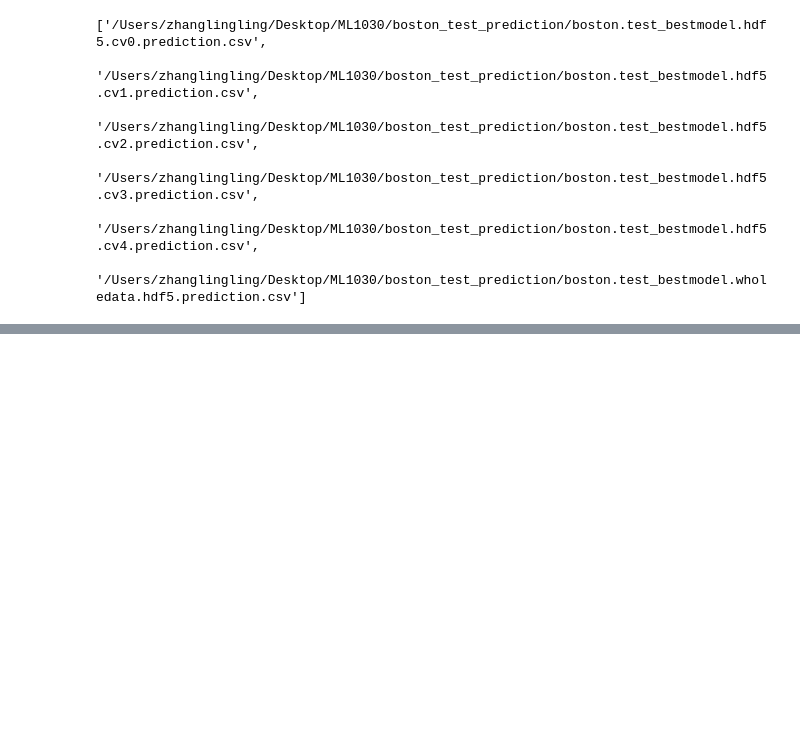
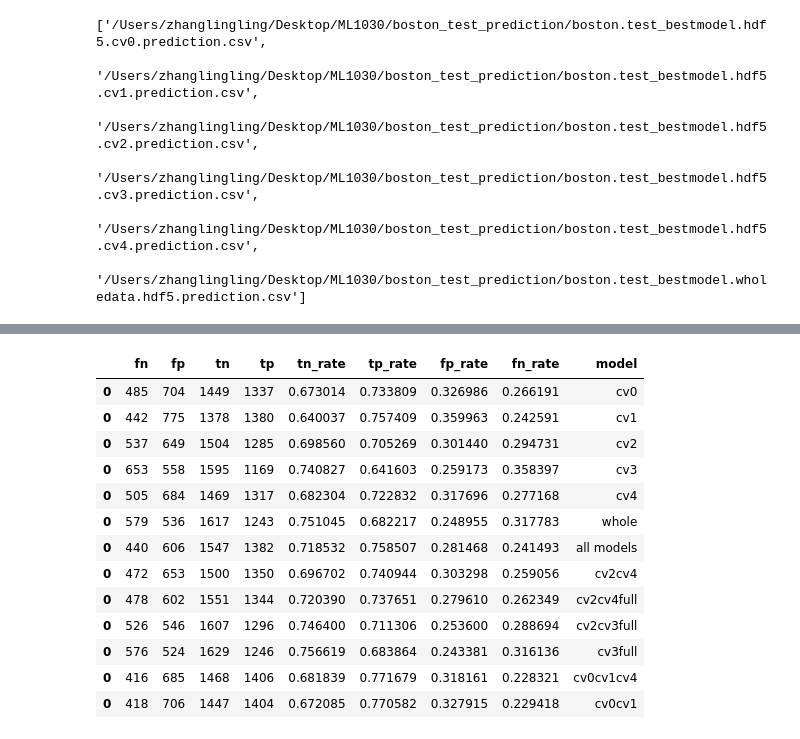
Before and after one commit to littlebeanbean7/Toronto_Streetscore, a Jupyter notebook: code/ensemble.ipynb, the cells around one changed output, grey strips where cells are left out. Cells and saved outputs as stored; diff of their text form; code cells hidden in the pictures; blank space fills up the shorter version.

```diff
--- a/code/ensemble.ipynb
+++ b/code/ensemble.ipynb
@@ -225,0 +261,8 @@ performance_table
+# %%
+file_list = ['/Users/zhanglingling/Desktop/ML1030/boston_test_prediction/boston.test_bestmodel.hdf5.cv2.prediction.csv',
+             '/Users/zhanglingling/Desktop/ML1030/boston_test_prediction/boston.test_bestmodel.hdf5.cv3.prediction.csv',
+             '/Users/zhanglingling/Desktop/ML1030/boston_test_prediction/boston.test_bestmodel.wholedata.hdf5.prediction.csv']
+conf_matrix_cv2cv3full, performance_cv2cv3full = matrix_performance(test_df, file_list)
+conf_matrix_cv2cv3full['model'] = ['cv2cv3full']
+performance_cv2cv3full['model'] = ['cv2cv3full']
+display(conf_matrix_cv2cv3full, performance_cv2cv3full)
@@ -225,0 +276,7 @@ performance_table
+# %%
+file_list = ['/Users/zhanglingling/Desktop/ML1030/boston_test_prediction/boston.test_bestmodel.hdf5.cv3.prediction.csv',
+             '/Users/zhanglingling/Desktop/ML1030/boston_test_prediction/boston.test_bestmodel.wholedata.hdf5.prediction.csv']
+conf_matrix_cv3full, performance_cv3full = matrix_performance(test_df, file_list)
+conf_matrix_cv3full['model'] = ['cv3full']
+performance_cv3full['model'] = ['cv3full']
+display(conf_matrix_cv3full, performance_cv3full)
@@ -225,0 +290,8 @@ performance_table
+# %%
+file_list = ['/Users/zhanglingling/Desktop/ML1030/boston_test_prediction/boston.test_bestmodel.hdf5.cv0.prediction.csv',
+             '/Users/zhanglingling/Desktop/ML1030/boston_test_prediction/boston.test_bestmodel.hdf5.cv1.prediction.csv',
+             '/Users/zhanglingling/Desktop/ML1030/boston_test_prediction/boston.test_bestmodel.hdf5.cv4.prediction.csv']
+conf_matrix_cv0cv1cv4, performance_cv0cv1cv4 = matrix_performance(test_df, file_list)
+conf_matrix_cv0cv1cv4['model'] = ['cv0cv1cv4']
+performance_cv0cv1cv4['model'] = ['cv0cv1cv4']
+display(conf_matrix_cv0cv1cv4, performance_cv0cv1cv4)
@@ -225,0 +305,7 @@ performance_table
+# %%
+file_list = ['/Users/zhanglingling/Desktop/ML1030/boston_test_prediction/boston.test_bestmodel.hdf5.cv0.prediction.csv',
+             '/Users/zhanglingling/Desktop/ML1030/boston_test_prediction/boston.test_bestmodel.hdf5.cv1.prediction.csv']
+conf_matrix_cv0cv1, performance_cv0cv1 = matrix_performance(test_df, file_list)
+conf_matrix_cv0cv1['model'] = ['cv0cv1']
+performance_cv0cv1['model'] = ['cv0cv1']
+display(conf_matrix_cv0cv1, performance_cv0cv1)
@@ -225,0 +317,20 @@ performance_table
+# %%
+pd.concat([conf_matrix_table,
+          conf_matrix_all, conf_matrix_cv2cv4, conf_matrix_cv2cv4full,
+          conf_matrix_cv2cv3full, conf_matrix_cv3full,
+          conf_matrix_cv0cv1cv4, conf_matrix_cv0cv1])
+# %% [output]
+|  | fn | fp | tn | tp | tn_rate | tp_rate | fp_rate | fn_rate | model |
+| 0 | 485 | 704 | 1449 | 1337 | 0.673014 | 0.733809 | 0.326986 | 0.266191 | cv0 |
+| 0 | 442 | 775 | 1378 | 1380 | 0.640037 | 0.757409 | 0.359963 | 0.242591 | cv1 |
+| 0 | 537 | 649 | 1504 | 1285 | 0.698560 | 0.705269 | 0.301440 | 0.294731 | cv2 |
+| 0 | 653 | 558 | 1595 | 1169 | 0.740827 | 0.641603 | 0.259173 | 0.358397 | cv3 |
+| 0 | 505 | 684 | 1469 | 1317 | 0.682304 | 0.722832 | 0.317696 | 0.277168 | cv4 |
+| 0 | 579 | 536 | 1617 | 1243 | 0.751045 | 0.682217 | 0.248955 | 0.317783 | whole |
+| 0 | 440 | 606 | 1547 | 1382 | 0.718532 | 0.758507 | 0.281468 | 0.241493 | all models |
+| 0 | 472 | 653 | 1500 | 1350 | 0.696702 | 0.740944 | 0.303298 | 0.259056 | cv2cv4 |
+| 0 | 478 | 602 | 1551 | 1344 | 0.720390 | 0.737651 | 0.279610 | 0.262349 | cv2cv4full |
+| 0 | 526 | 546 | 1607 | 1296 | 0.746400 | 0.711306 | 0.253600 | 0.288694 | cv2cv3full |
+| 0 | 576 | 524 | 1629 | 1246 | 0.756619 | 0.683864 | 0.243381 | 0.316136 | cv3full |
+| 0 | 416 | 685 | 1468 | 1406 | 0.681839 | 0.771679 | 0.318161 | 0.228321 | cv0cv1cv4 |
+| 0 | 418 | 706 | 1447 | 1404 | 0.672085 | 0.770582 | 0.327915 | 0.229418 | cv0cv1 |
```
Also changed, not shown: parts of 78 cells of this notebook.
